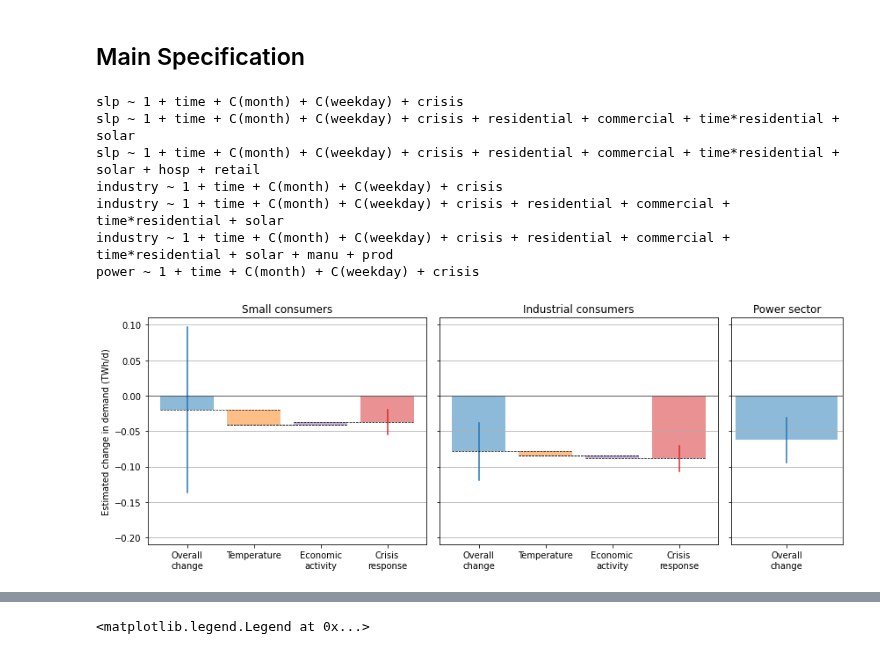
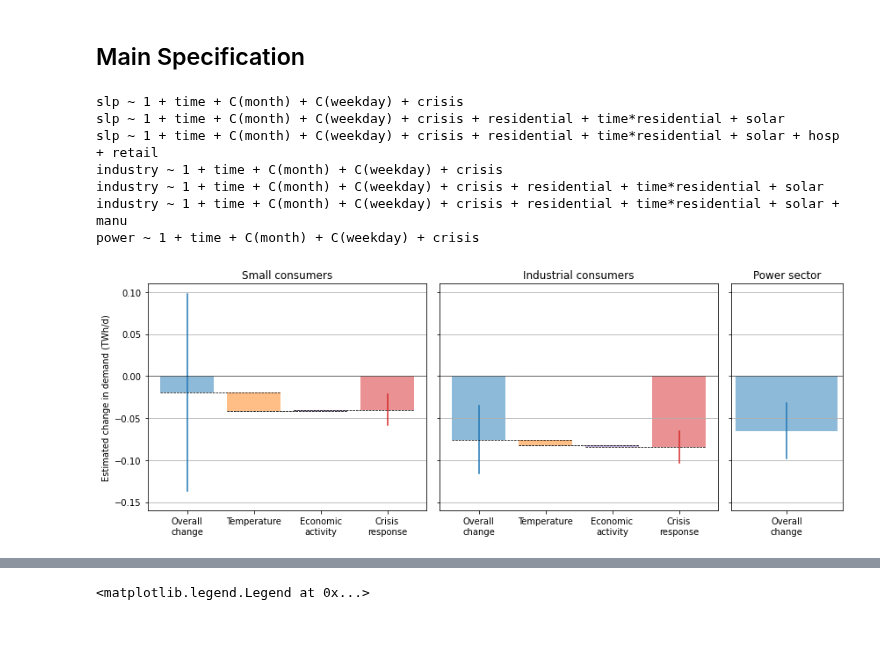
Before and after one commit to oruhnau/energy_demand, a Jupyter notebook: top_down/analysis.ipynb, the cells around one changed output, grey strips where cells are left out. Cells and saved outputs as stored; diff of their text form; code cells hidden in the pictures.

```diff
--- a/top_down/analysis.ipynb
+++ b/top_down/analysis.ipynb
@@ -60,11 +60,13 @@ dfx = dfx.rename(columns={
     'hospitality_sector': 'hosp',
     'gas_price [€/MWh]': 'prices',
     'temperature': 'temp',
-    'temperature_inertia': 'temp_inertia'
+    'temperature_inertia': 'temp_inertia',
+    'industry_scaled': 'industry_scaled'
 })
 
 dfx['log_slp'] = np.log(dfx['slp'])
 dfx['log_rlm'] = np.log(dfx['rlm'])
+dfx['log_power'] = np.log(dfx['power'])
 dfx['log_industry'] = np.log(dfx['industry'])
 dfx['power2'] = dfx['power'].apply(lambda x: x**2)
 
@@ -104,11 +106,13 @@ def all_models(dummy_list, consumer='rlm', further_controls=False, econ=False):
 
         control_list = [d for d in dummy_list]
         if 'temp' in name:
-            control_list += ['residential','commercial','time*residential','solar']
+            control_list += ['residential','time*residential','solar']
+#            control_list += ['residential','commercial','time*residential','solar']
 #        if 'temp' in name:
 #            control_list += 'w2h','time*w2h','temp,'solar']
         if 'econ' in name:
-            control_list += ['manu','prod'] if (consumer=='rlm' or consumer=='industry') else ['hosp','retail']
+            control_list += ['manu'] if (consumer=='rlm' or consumer=='industry') else ['hosp','retail']
+#            control_list += ['manu','prod'] if (consumer=='rlm' or consumer=='industry') else ['hosp','retail']
         if 'naive' in name:
             #control_list += ['temp','time*temp','solar','time*solar', "temp_inertia"]
             #control_list += ['temp_inertia']
@@ -118,0 +138,3 @@ def all_models(dummy_list, consumer='rlm', further_controls=False, econ=False):
+# %%
+dfx['time_residential'] = dfx['residential']*dfx['time']
+np.corrcoef(dfx['time_residential'], dfx['residential']) #correlation between residential and time*residential is fine
@@ -211,18 +251,18 @@ def one_dummy(further_controls=False, econ=False):
 # %%
 log=False
 fitting_start = "2017-01-01"
 crisis_start = "2021-08-01"
 results = one_dummy(econ=True)
-plt.ylim(-.21, .11)
+plt.ylim(-.16, .11)
 plt.savefig(f'one_dummy.png', dpi=300)
 # %% [output]
 slp ~ 1 + time + C(month) + C(weekday) + crisis
-slp ~ 1 + time + C(month) + C(weekday) + crisis + residential + commercial + time*residential + solar
-slp ~ 1 + time + C(month) + C(weekday) + crisis + residential + commercial + time*residential + solar + hosp + retail
+slp ~ 1 + time + C(month) + C(weekday) + crisis + residential + time*residential + solar
+slp ~ 1 + time + C(month) + C(weekday) + crisis + residential + time*residential + solar + hosp + retail
 industry ~ 1 + time + C(month) + C(weekday) + crisis
-industry ~ 1 + time + C(month) + C(weekday) + crisis + residential + commercial + time*residential + solar
-industry ~ 1 + time + C(month) + C(weekday) + crisis + residential + commercial + time*residential + solar + manu + prod
+industry ~ 1 + time + C(month) + C(weekday) + crisis + residential + time*residential + solar
+industry ~ 1 + time + C(month) + C(weekday) + crisis + residential + time*residential + solar + manu
 power ~ 1 + time + C(month) + C(weekday) + crisis
-[figure, old version]
+[figure, new version]
 # %%
 #results['industry']['temp+econ'].summary()
```
Also changed, not shown: parts of 26 cells of this notebook, 2 other files.
